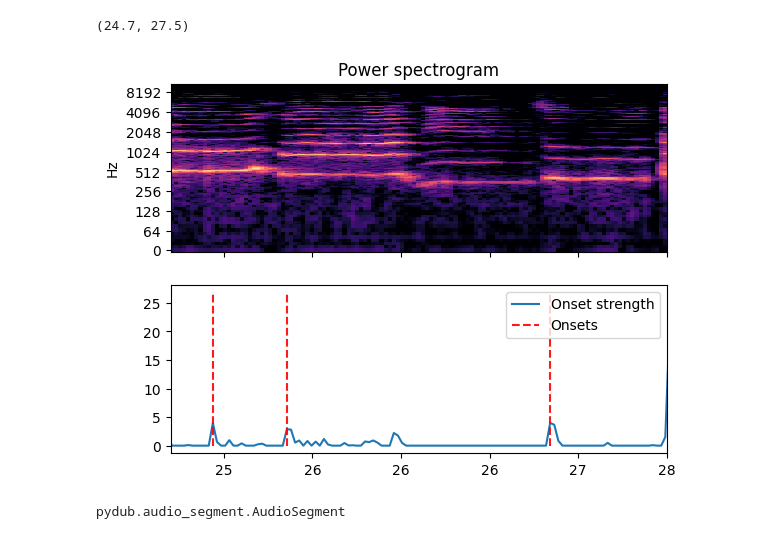
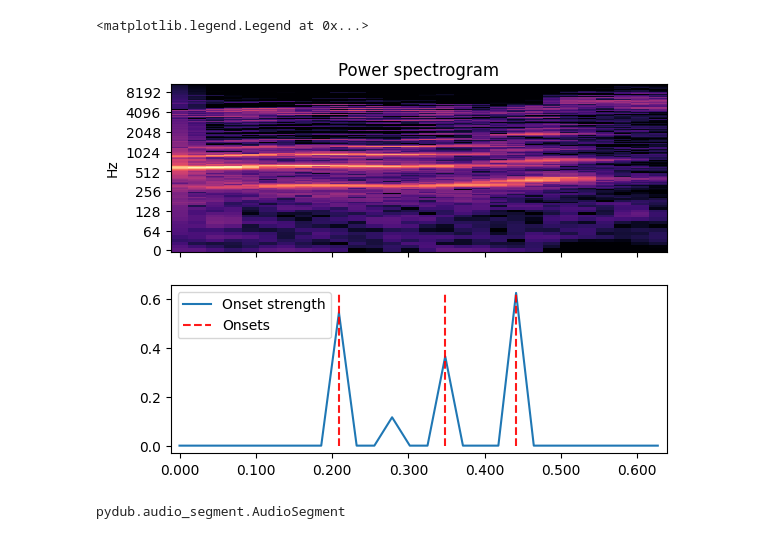
Before and after one commit to TroyeJames9/dry_sing_multi_eval, a Jupyter notebook: jupyter/onset_test.ipynb, the cells around one changed output. Saved outputs shown, nothing was run; the diff lists cells and outputs as text; code cells hidden in the pictures.

```diff
--- a/jupyter/onset_test.ipynb
+++ b/jupyter/onset_test.ipynb
@@ -5,7 +5,7 @@ import matplotlib.pyplot as plt
 import numpy as np
 from pydub import AudioSegment
 # %%
-y, sr = librosa.load(r"D:\my_knowledge\research_assistant\python_project\speech_recognition\audio\song_demo.mp3")
+y, sr = librosa.load(r"D:\my_knowledge\research_assistant\python_project\speech_recognition\audio\songdemo_seg_test.wav")
 # %%
 o_env = librosa.onset.onset_strength(y=y, sr=sr)
 # %%
@@ -17,19 +17,19 @@ onset_frames = librosa.onset.onset_detect(onset_envelope=o_env, sr=sr)
 # %%
 import matplotlib.pyplot as plt
 D = np.abs(librosa.stft(y))
 fig, ax = plt.subplots(nrows=2, sharex=True)
 librosa.display.specshow(librosa.amplitude_to_db(D, ref=np.max),
                          x_axis='time', y_axis='log', ax=ax[0])
 ax[0].set(title='Power spectrogram')
 ax[0].label_outer()
 ax[1].plot(times, o_env, label='Onset strength')
 ax[1].vlines(times[onset_frames], 0, o_env.max(), color='r', alpha=0.9,
            linestyle='--', label='Onsets')
 ax[1].legend()
-ax[1].set_xlim([24.70, 27.50])
+# ax[1].set_xlim([24.70, 27.50])
 # %% [output]
-(24.7, 27.5)
+<matplotlib.legend.Legend at 0x...>
-[figure, old version]
+[figure, new version]
 # %%
 audio = AudioSegment.from_file(r"D:\my_knowledge\research_assistant\python_project\speech_recognition\audio\song_demo.mp3")
 # %%
```
Also changed, not shown: parts of 1 cell of this notebook, 1 other file.
